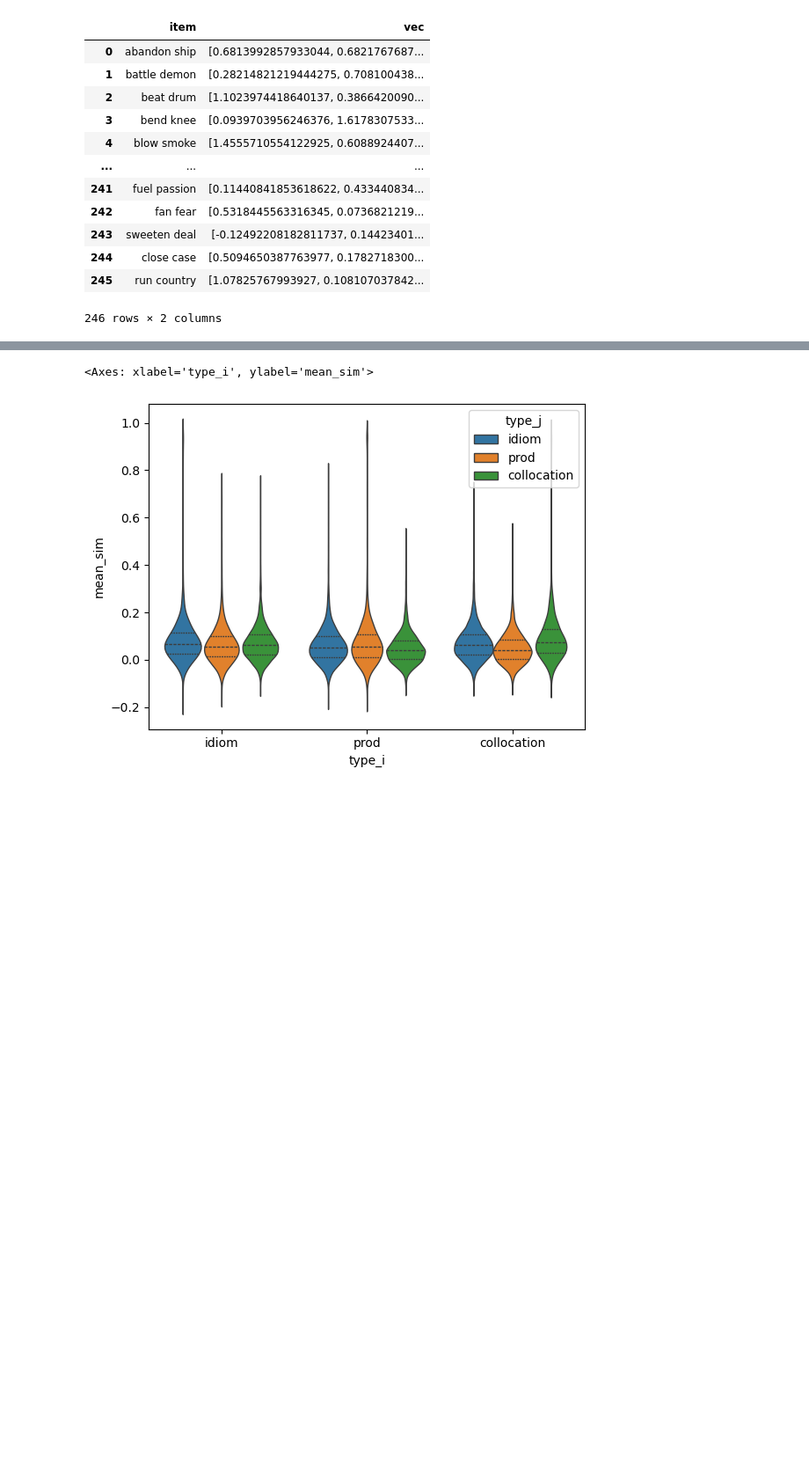
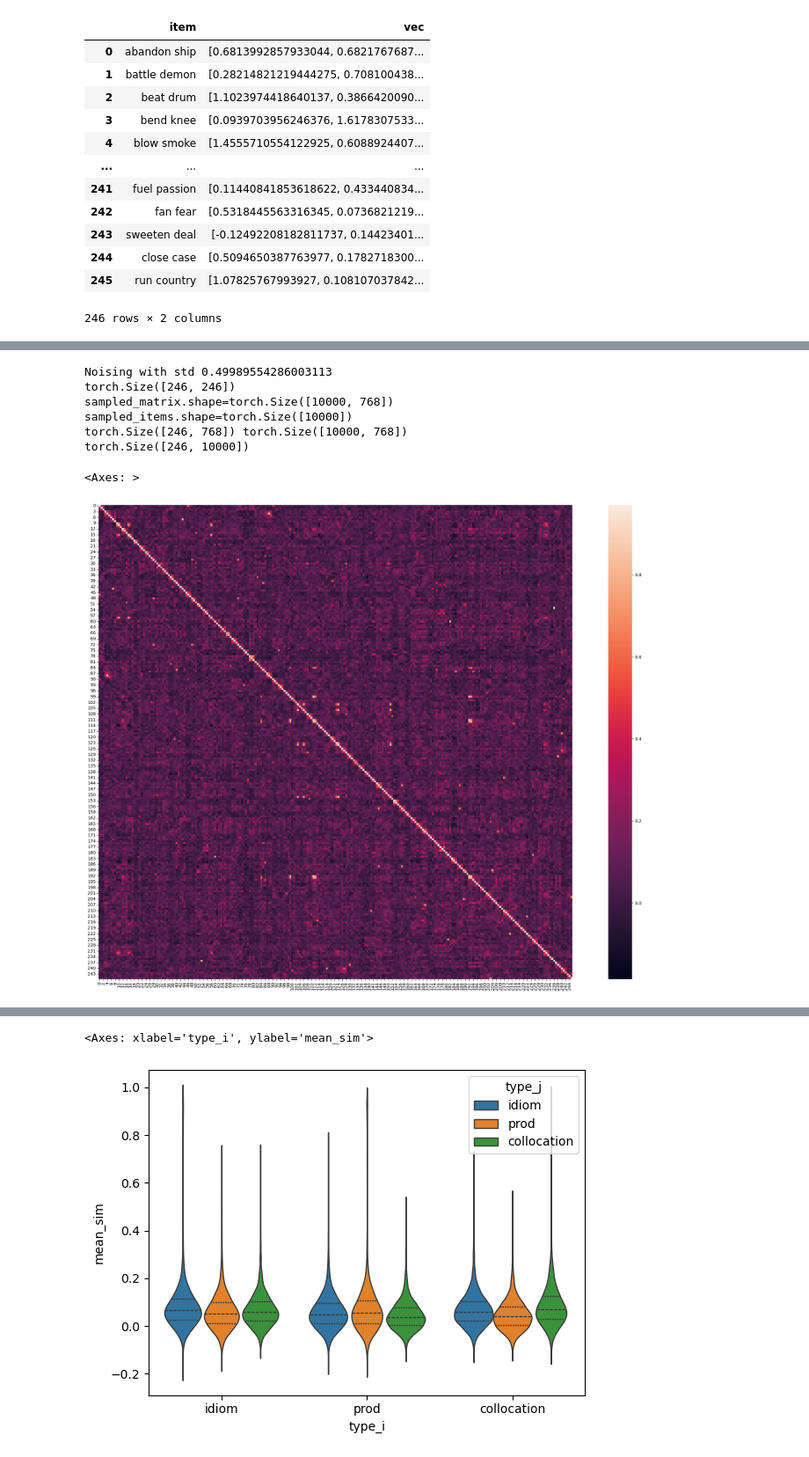
Before and after one commit to psydelle/minerva2, a Jupyter notebook: analysis/minerva_analyses.ipynb, the cells around one changed output, grey strips where cells are left out. Shown at 88% size. Drawn from its saved outputs; the diff is of its cells as text; code cells hidden in the pictures; blank space fills up the shorter version.

```diff
--- a/analysis/minerva_analyses.ipynb
+++ b/analysis/minerva_analyses.ipynb
@@ -190,7 +189,7 @@ def get_sampled_matrix(embeddings, frequencies, M=10000, forget_prob=0.6, seed=N
     sampled_freqs = torch.cat(
         (
             torch.arange(n_items),
-            torch.multinomial(item_freq, sample_k, replacement=True),
+            torch.multinomial(frequencies, sample_k, replacement=True),
         )
     )
     matrix = embeddings[sampled_freqs]
@@ -216,21 +215,3 @@ def get_sampled_matrix(embeddings, frequencies, M=10000, forget_prob=0.6, seed=N
     #     noise_mask < L, 0.0, matrix
     # )  # if the noise is less than L, then add gaussian noise, otherwise it is the original matrix
     return noisy_mem, sampled_freqs
-
-
-DO_LOG_FREQ = False
-
-item_embeddings = torch.tensor(df_expanded["vec"].tolist())
-item_freq = torch.tensor(df_expanded["fitem"].tolist())
-if DO_LOG_FREQ:
-    item_freq = torch.log10(item_freq)
-
-sampled_matrix, sampled_items = get_sampled_matrix(
-    item_embeddings,
-    item_freq,
-    M=10000,
-    forget_prob=0.6,
-    seed=0,
-)
-print(f"{sampled_matrix.shape=}")
-print(f"{sampled_items.shape=}")
@@ -312,0 +255,48 @@ df_agg_sims
+# %%
+DO_LOG_FREQ = False
+
+def get_minerva_matrix_and_sims(df_expanded, forget_prob=0.8, M=10000, seed=0):
+    item_embeddings = torch.tensor(df_expanded["vec"].tolist())
+    item_freq = torch.tensor(df_expanded["fitem"].tolist()).float()
+    if DO_LOG_FREQ:
+        item_freq = torch.log10(item_freq)
+
+    sampled_matrix, sampled_items = get_sampled_matrix(
+        item_embeddings,
+        item_freq,
+        M=M,
+        forget_prob=forget_prob,
+        seed=seed,
+    )
+
+    probe_matrix_sims = get_query_sims(item_embeddings, sampled_matrix)
+    n_items = len(item_embeddings)
+    pairwise_agg_sims, data_df = get_mean_sims(probe_matrix_sims, sampled_items, n_items)
+
+    print(pairwise_agg_sims.shape)
+    return sampled_matrix, sampled_items, pairwise_agg_sims, data_df
+
+sampled_matrix, sampled_items, pairwise_agg_sims, df_agg_sims = get_minerva_matrix_and_sims(
+    df_expanded, forget_prob=0.8, M=10000, seed=0
+)
+
+DO_LOG_FREQ = False
+
+item_embeddings = torch.tensor(df_expanded["vec"].tolist())
+print(f"{sampled_matrix.shape=}")
+print(f"{sampled_items.shape=}")
+print(item_embeddings.shape, sampled_matrix.shape)
+
+probe_matrix_sims = get_query_sims(item_embeddings, sampled_matrix)
+print(probe_matrix_sims.shape)
+fig, ax = plt.subplots(figsize=(15,10))
+sns.heatmap(pairwise_agg_sims, ax=ax, square=True)
+# %% [output]
+Noising with std 0.49989554286003113
+torch.Size([246, 246])
+sampled_matrix.shape=torch.Size([10000, 768])
+sampled_items.shape=torch.Size([10000])
+torch.Size([246, 768]) torch.Size([10000, 768])
+torch.Size([246, 10000])
+<Axes: >
+[figure, added]
```
Also changed, not shown: parts of 17 cells of this notebook, 1 other file.
